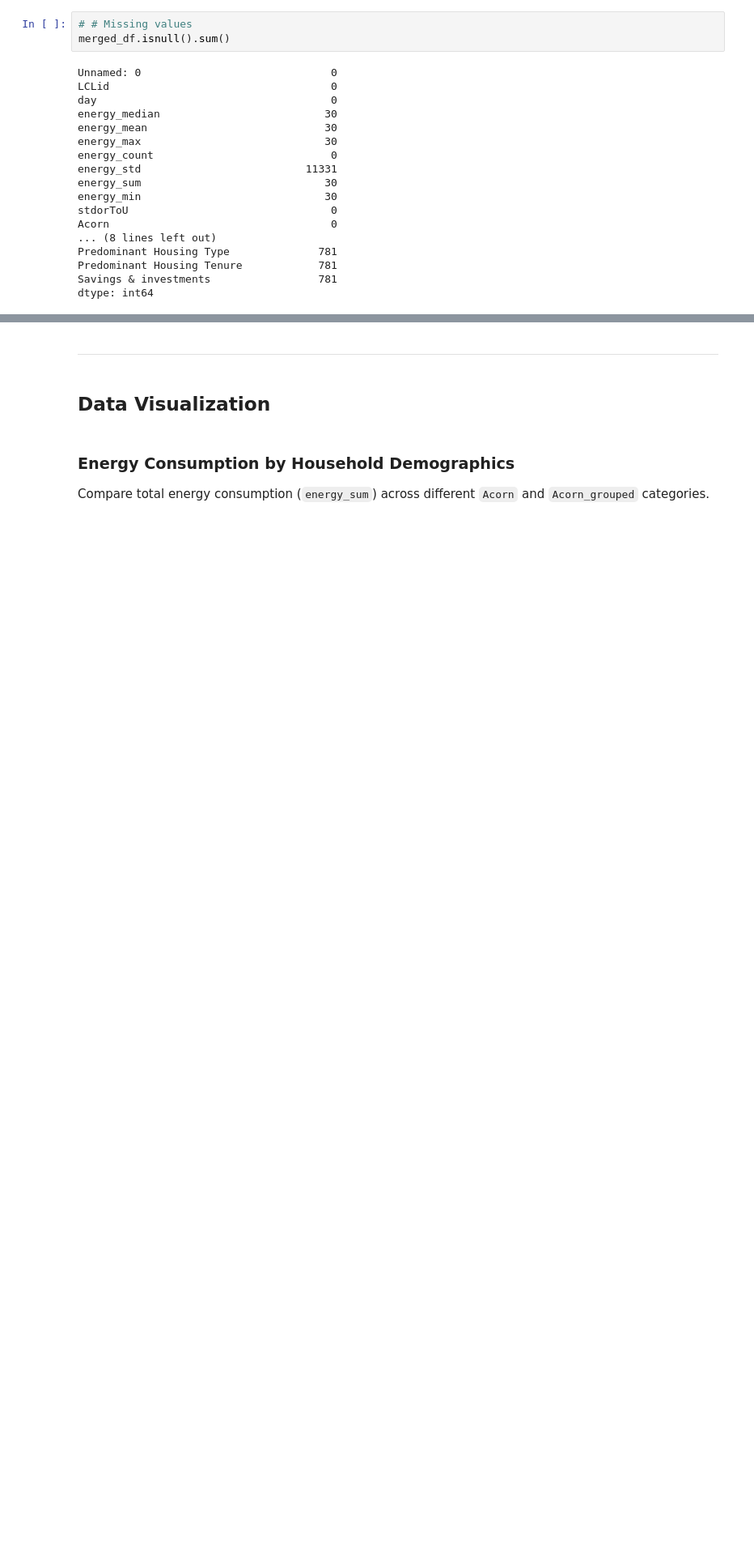
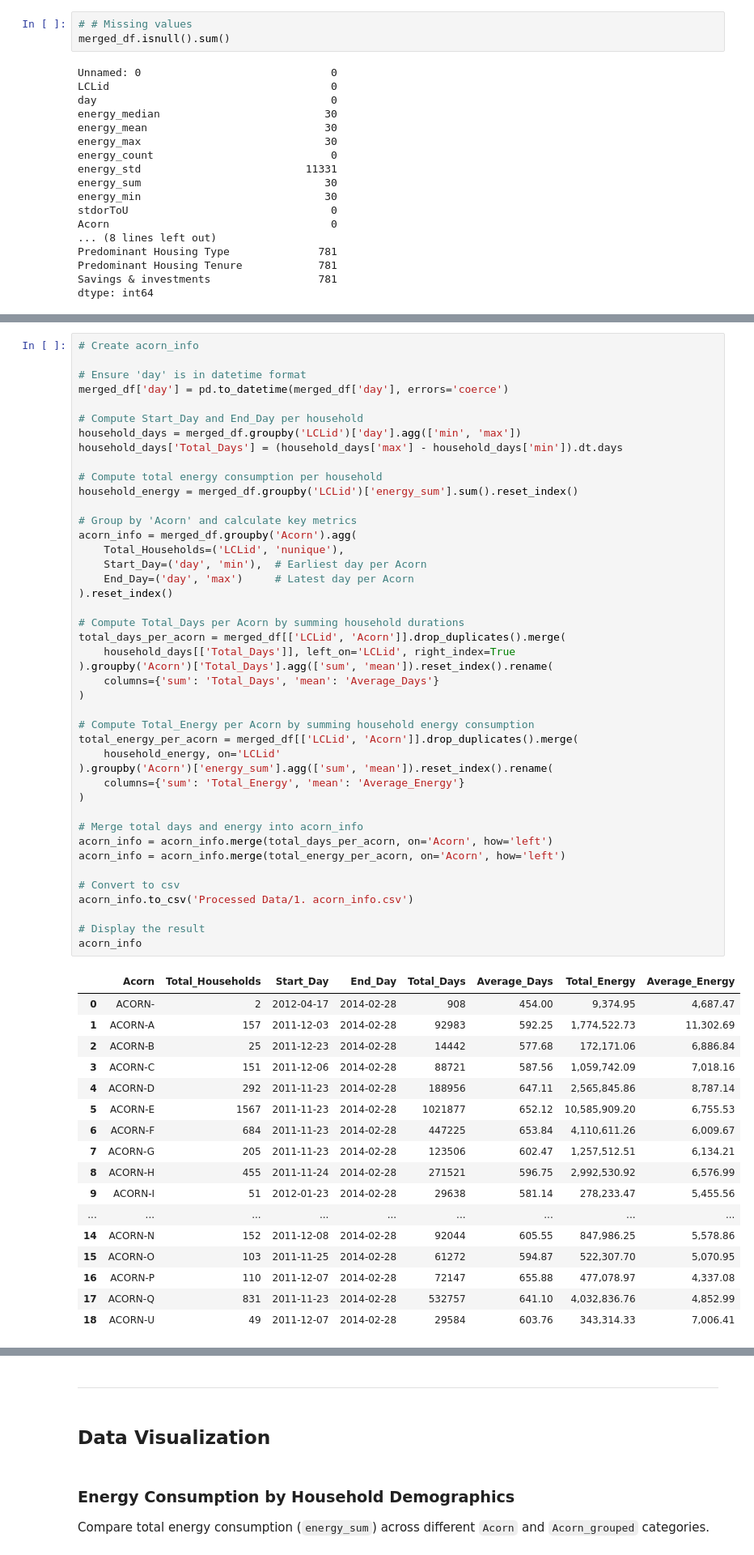
Before and after one commit to shanniekwok/IS459-G1T7, a Jupyter notebook: 2.1 Internal Factors Analysis.ipynb, the cells around one changed output, grey strips where cells are left out. Shown at 81% size. Drawn from its saved outputs; the diff is of its cells as text; blank space fills up the shorter version.

Commit message:
make a df with: Acorn, # of hh in each Acorn, number of days of energy usage

```diff
--- a/2.1 Internal Factors Analysis.ipynb
+++ b/2.1 Internal Factors Analysis.ipynb
@@ -259,0 +262,61 @@ dtype: int64
+# %%
+# Create acorn_info
+
+# Ensure 'day' is in datetime format
+merged_df['day'] = pd.to_datetime(merged_df['day'], errors='coerce')
+
+# Compute Start_Day and End_Day per household
+household_days = merged_df.groupby('LCLid')['day'].agg(['min', 'max'])
+household_days['Total_Days'] = (household_days['max'] - household_days['min']).dt.days
+
+# Compute total energy consumption per household
+household_energy = merged_df.groupby('LCLid')['energy_sum'].sum().reset_index()
+
+# Group by 'Acorn' and calculate key metrics
+acorn_info = merged_df.groupby('Acorn').agg(
+    Total_Households=('LCLid', 'nunique'),
+    Start_Day=('day', 'min'),  # Earliest day per Acorn
+    End_Day=('day', 'max')     # Latest day per Acorn
+).reset_index()
+
+# Compute Total_Days per Acorn by summing household durations
+total_days_per_acorn = merged_df[['LCLid', 'Acorn']].drop_duplicates().merge(
+    household_days[['Total_Days']], left_on='LCLid', right_index=True
+).groupby('Acorn')['Total_Days'].agg(['sum', 'mean']).reset_index().rename(
+    columns={'sum': 'Total_Days', 'mean': 'Average_Days'}
+)
+
+# Compute Total_Energy per Acorn by summing household energy consumption
+total_energy_per_acorn = merged_df[['LCLid', 'Acorn']].drop_duplicates().merge(
+    household_energy, on='LCLid'
+).groupby('Acorn')['energy_sum'].agg(['sum', 'mean']).reset_index().rename(
+    columns={'sum': 'Total_Energy', 'mean': 'Average_Energy'}
+)
+
+# Merge total days and energy into acorn_info
+acorn_info = acorn_info.merge(total_days_per_acorn, on='Acorn', how='left')
+acorn_info = acorn_info.merge(total_energy_per_acorn, on='Acorn', how='left')
+
+# Convert to csv
+acorn_info.to_csv('Processed Data/1. acorn_info.csv')
+
+# Display the result
+acorn_info
+# %% [output]
+|  | Acorn | Total_Households | Start_Day | End_Day | Total_Days | Average_Days | Total_Energy | Average_Energy |
+| 0 | ACORN- | 2 | 2012-04-17 | 2014-02-28 | 908 | 454.00 | 9,374.95 | 4,687.47 |
+| 1 | ACORN-A | 157 | 2011-12-03 | 2014-02-28 | 92983 | 592.25 | 1,774,522.73 | 11,302.69 |
+| 2 | ACORN-B | 25 | 2011-12-23 | 2014-02-28 | 14442 | 577.68 | 172,171.06 | 6,886.84 |
+| 3 | ACORN-C | 151 | 2011-12-06 | 2014-02-28 | 88721 | 587.56 | 1,059,742.09 | 7,018.16 |
+| 4 | ACORN-D | 292 | 2011-11-23 | 2014-02-28 | 188956 | 647.11 | 2,565,845.86 | 8,787.14 |
+| 5 | ACORN-E | 1567 | 2011-11-23 | 2014-02-28 | 1021877 | 652.12 | 10,585,909.20 | 6,755.53 |
+| 6 | ACORN-F | 684 | 2011-11-23 | 2014-02-28 | 447225 | 653.84 | 4,110,611.26 | 6,009.67 |
+| 7 | ACORN-G | 205 | 2011-11-23 | 2014-02-28 | 123506 | 602.47 | 1,257,512.51 | 6,134.21 |
+| 8 | ACORN-H | 455 | 2011-11-24 | 2014-02-28 | 271521 | 596.75 | 2,992,530.92 | 6,576.99 |
+| 9 | ACORN-I | 51 | 2012-01-23 | 2014-02-28 | 29638 | 581.14 | 278,233.47 | 5,455.56 |
+| ... | ... | ... | ... | ... | ... | ... | ... | ... |
+| 14 | ACORN-N | 152 | 2011-12-08 | 2014-02-28 | 92044 | 605.55 | 847,986.25 | 5,578.86 |
+| 15 | ACORN-O | 103 | 2011-11-25 | 2014-02-28 | 61272 | 594.87 | 522,307.70 | 5,070.95 |
+| 16 | ACORN-P | 110 | 2011-12-07 | 2014-02-28 | 72147 | 655.88 | 477,078.97 | 4,337.08 |
+| 17 | ACORN-Q | 831 | 2011-11-23 | 2014-02-28 | 532757 | 641.10 | 4,032,836.76 | 4,852.99 |
+| 18 | ACORN-U | 49 | 2011-12-07 | 2014-02-28 | 29584 | 603.76 | 343,314.33 | 7,006.41 |
```
Also changed, not shown: parts of 4 cells of this notebook.
